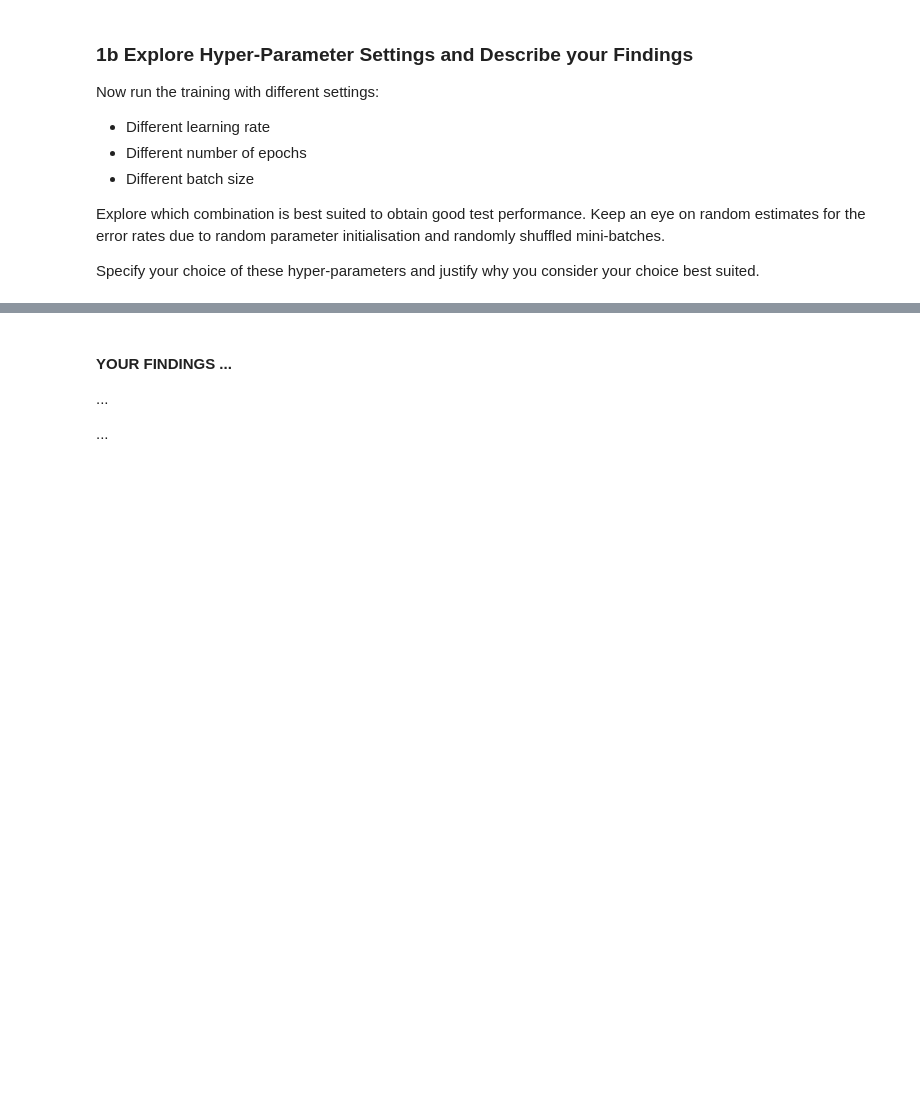
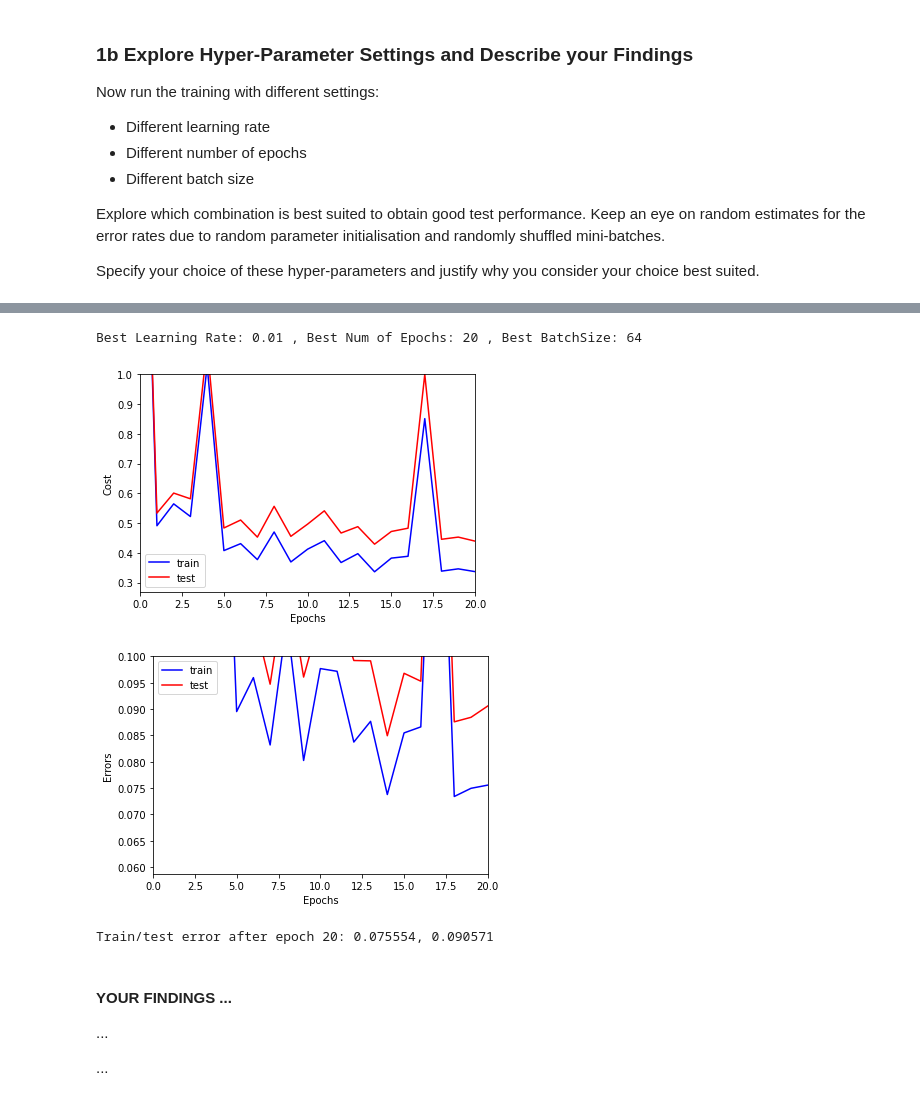
Before and after one commit to PatCH0816/TSM_DeLearn, a Jupyter notebook: exercises/exercise3/MNIST_classifier_softmax_stud.ipynb, the cells around one changed output, grey strips where cells are left out. Saved outputs shown, nothing was run; the diff lists cells and outputs as text; code cells hidden in the pictures; blank space fills up the shorter version.

Commit message:
exercise 3 - hyper param search

```diff
--- a/exercises/exercise3/MNIST_classifier_softmax_stud.ipynb
+++ b/exercises/exercise3/MNIST_classifier_softmax_stud.ipynb
@@ -754,3 +752,16 @@ Now run the training with different settings:
 Explore which combination is best suited to obtain good test performance. Keep an eye on random estimates for the error rates due to random parameter initialisation and randomly shuffled mini-batches.
 
 Specify your choice of these hyper-parameters and justify why you consider your choice best suited.
+# %%
+import itertools
+
+param_learning_rate = [0.01, 0.02, 0.05, 0.1, 0.2, 0.4, 0.8]
+param_nepochs = [20, 40, 80]
+param_batchsize = [16, 32, 64]
+
+hyper_param_results = []
+for learning_rate, nepochs, batchsize in itertools.product(param_learning_rate, param_nepochs, param_batchsize):
+    print("Learning Rate:", learning_rate, ", Num of Epochs:", nepochs, ", BatchSize:", batchsize)
+    params, metrics = optimize(W, b, x_train, y_train, x_test, y_test, nepochs=nepochs, alpha=alpha, batchsize=batchsize, debug=False)
+    hyper_param_results.append(((learning_rate, nepochs, batchsize), params, metrics))
+    print()
@@ -757,3 +786,19 @@ Specify your choice of these hyper-parameters and justify why you consider your
+# %%
+hyper_param_results = np.array(hyper_param_results)
+best_run = hyper_param_results[np.argmin([m.test_errors_last[-1] for m in hyper_param_results[:,2]])]
+
+best_learning_rate, best_nepochs, best_batchsize = best_run[0]
+print("Best Learning Rate:", best_learning_rate, ", Best Num of Epochs:", best_nepochs, ", Best BatchSize:", best_batchsize)
+
+best_metrics = best_run[2]
+best_metrics.plot_cost_curves(ymin=0.0, ymax=1.0,logy=False)
+best_metrics.plot_error_curves(ymin=0.0, ymax=0.1,logy=False)
+best_metrics.print_latest_errors()
+# %% [output]
+Best Learning Rate: 0.01 , Best Num of Epochs: 20 , Best BatchSize: 64
+[figure, added]
+[figure, added]
+Train/test error after epoch 20: 0.075554, 0.090571
 # %% [markdown]
 #### YOUR FINDINGS ...
 
```
Also changed, not shown: parts of 4 cells of this notebook.
